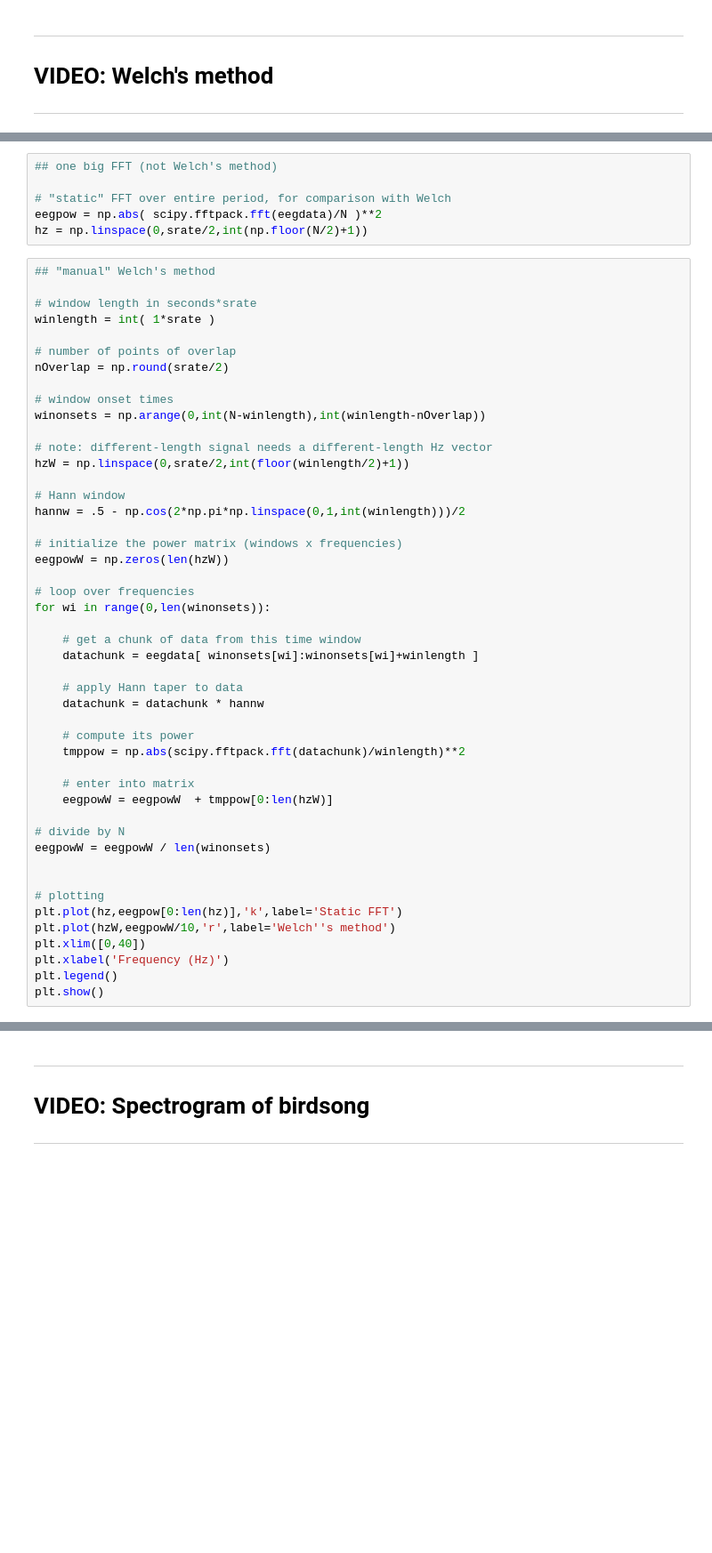
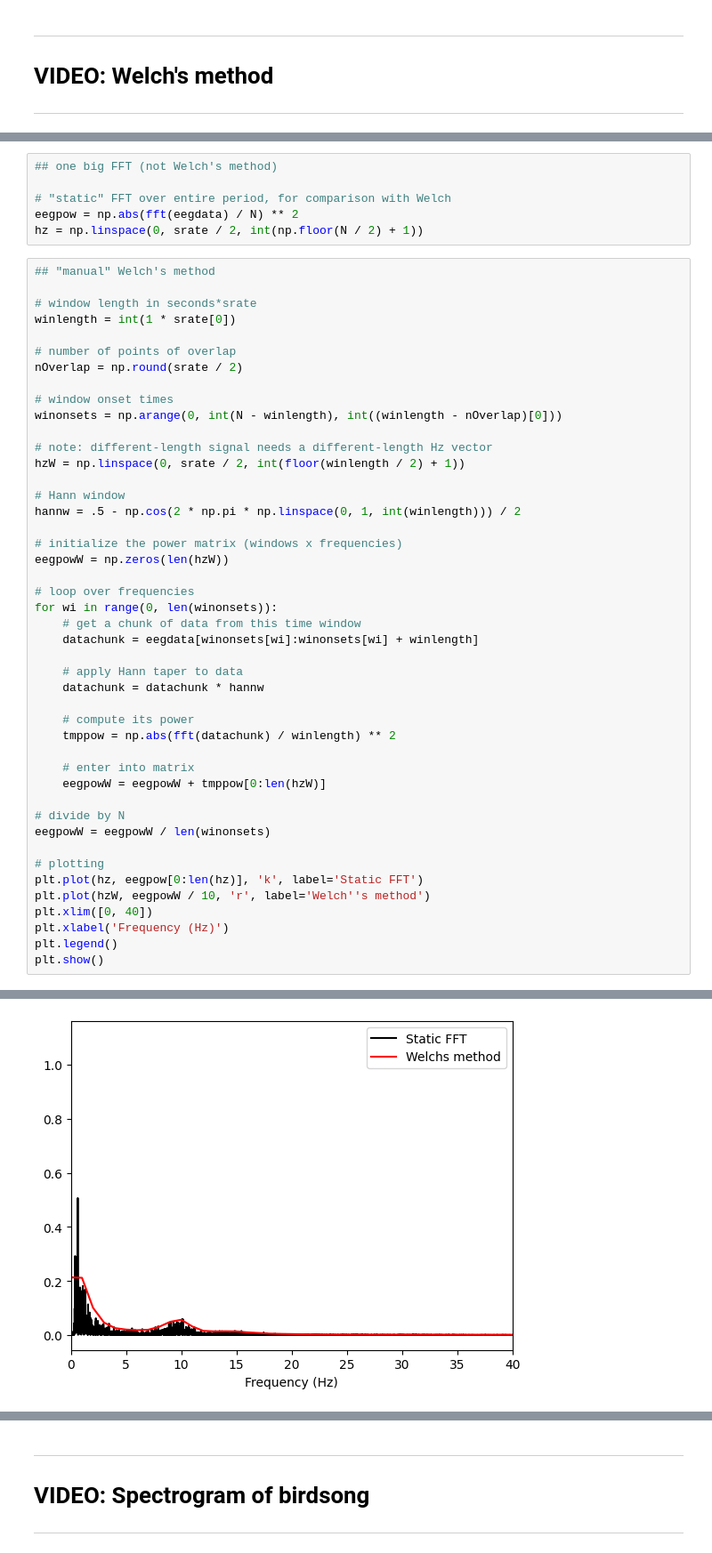
Before and after one commit to marzzelo/SignalProcessing, a Jupyter notebook: spectral/sigprocMXC_spectral.ipynb, the cells around one changed output, grey strips where cells are left out. Shown at 89% size. Saved outputs shown, nothing was run; the diff lists cells and outputs as text; blank space fills up the shorter version.

```diff
--- a/spectral/sigprocMXC_spectral.ipynb
+++ b/spectral/sigprocMXC_spectral.ipynb
@@ -142,52 +155,50 @@ plt.show()
 ## one big FFT (not Welch's method)
 
 # "static" FFT over entire period, for comparison with Welch
-eegpow = np.abs( scipy.fftpack.fft(eegdata)/N )**2
-hz = np.linspace(0,srate/2,int(np.floor(N/2)+1))
+eegpow = np.abs(fft(eegdata) / N) ** 2
+hz = np.linspace(0, srate / 2, int(np.floor(N / 2) + 1))
 # %%
 ## "manual" Welch's method
 
 # window length in seconds*srate
-winlength = int( 1*srate )
+winlength = int(1 * srate[0])
 
 # number of points of overlap
-nOverlap = np.round(srate/2)
+nOverlap = np.round(srate / 2)
 
 # window onset times
-winonsets = np.arange(0,int(N-winlength),int(winlength-nOverlap))
+winonsets = np.arange(0, int(N - winlength), int((winlength - nOverlap)[0]))
 
 # note: different-length signal needs a different-length Hz vector
-hzW = np.linspace(0,srate/2,int(floor(winlength/2)+1))
+hzW = np.linspace(0, srate / 2, int(floor(winlength / 2) + 1))
 
 # Hann window
-hannw = .5 - np.cos(2*np.pi*np.linspace(0,1,int(winlength)))/2
+hannw = .5 - np.cos(2 * np.pi * np.linspace(0, 1, int(winlength))) / 2
 
 # initialize the power matrix (windows x frequencies)
 eegpowW = np.zeros(len(hzW))
 
 # loop over frequencies
-for wi in range(0,len(winonsets)):
-
+for wi in range(0, len(winonsets)):
     # get a chunk of data from this time window
-    datachunk = eegdata[ winonsets[wi]:winonsets[wi]+winlength ]
+    datachunk = eegdata[winonsets[wi]:winonsets[wi] + winlength]
 
     # apply Hann taper to data
     datachunk = datachunk * hannw
 
     # compute its power
-    tmppow = np.abs(scipy.fftpack.fft(datachunk)/winlength)**2
+    tmppow = np.abs(fft(datachunk) / winlength) ** 2
 
     # enter into matrix
-    eegpowW = eegpowW  + tmppow[0:len(hzW)]
+    eegpowW = eegpowW + tmppow[0:len(hzW)]
 
 # divide by N
 eegpowW = eegpowW / len(winonsets)
 
-
 # plotting
-plt.plot(hz,eegpow[0:len(hz)],'k',label='Static FFT')
-plt.plot(hzW,eegpowW/10,'r',label='Welch''s method')
-plt.xlim([0,40])
+plt.plot(hz, eegpow[0:len(hz)], 'k', label='Static FFT')
+plt.plot(hzW, eegpowW / 10, 'r', label='Welch''s method')
+plt.xlim([0, 40])
 plt.xlabel('Frequency (Hz)')
 plt.legend()
 plt.show()
@@ -196 +206,2 @@ NameError: name 'floor' is not defined
+[figure, added]
 # %%
```
Also changed, not shown: parts of 10 cells of this notebook.
